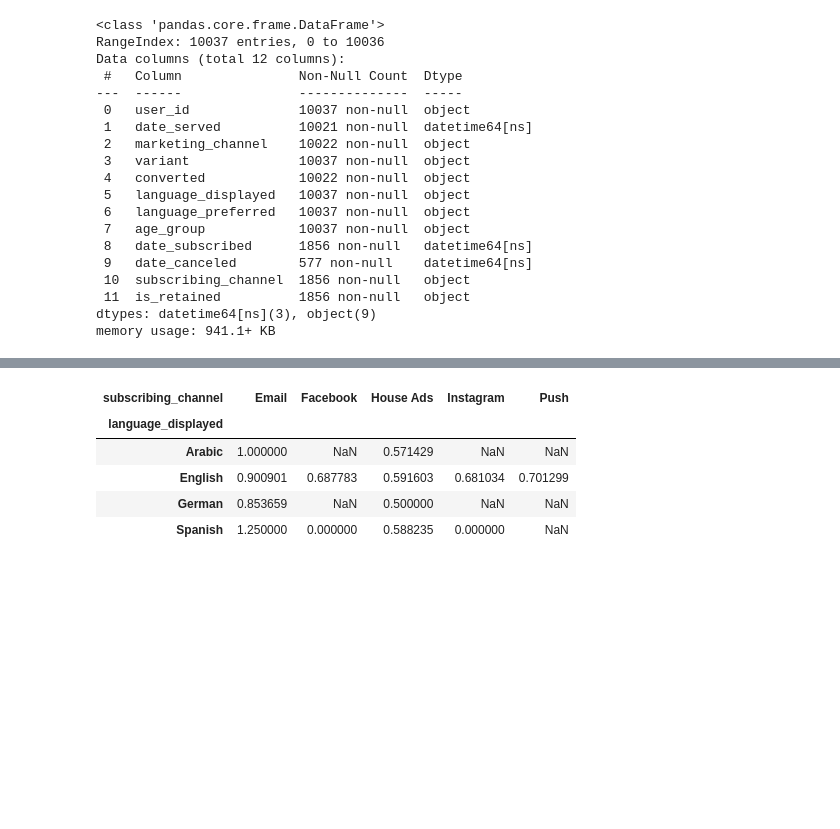
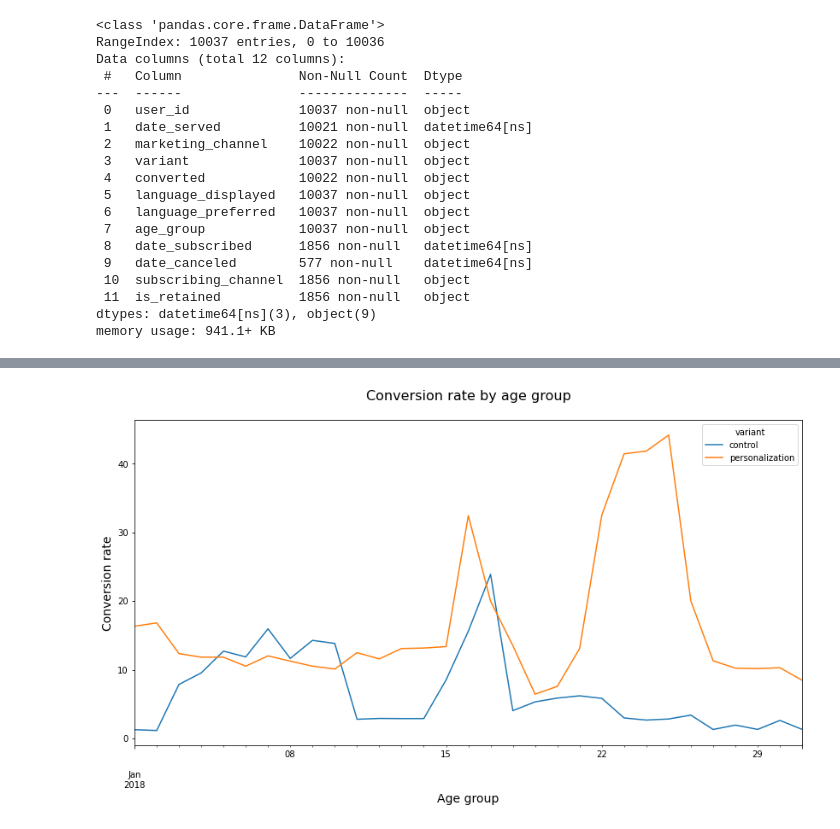
Before and after one commit to iamem1r/marketing_analysis, a Jupyter notebook: Automation.ipynb, the cells around one changed output, grey strips where cells are left out. Drawn from its saved outputs; the diff is of its cells as text; code cells hidden in the pictures; blank space fills up the shorter version.

```diff
--- a/Automation.ipynb
+++ b/Automation.ipynb
@@ -71,3 +87,13 @@ conversion_rate(marketing, ['variant', 'age_group'])
+# %%
+conversion_rate(marketing, ['date_served', 'variant']).plot()
+fig = matplotlib.pyplot.gcf()
+fig.set_size_inches(14, 7)
+plt.title('Conversion rate by age group\n', size = 16)
+plt.ylabel('Conversion rate', size = 14)
+plt.xlabel('Age group', size = 14)
+plt.show()
+# %% [output]
+[figure, added]
 # %%
 def retention_rate(dataframe, column_names):
     """
@@ -87,12 +113,3 @@ def retention_rate(dataframe, column_names):
     retention_rate = retention_rate.unstack(1)
 
     return retention_rate
-# %%
-retention_rate(marketing, ['language_displayed', 'subscribing_channel'])
-# %% [output]
-| subscribing_channel | Email | Facebook | House Ads | Instagram | Push |
-| language_displayed |  |  |  |  |  |
-| Arabic | 1.000000 | NaN | 0.571429 | NaN | NaN |
-| English | 0.900901 | 0.687783 | 0.591603 | 0.681034 | 0.701299 |
-| German | 0.853659 | NaN | 0.500000 | NaN | NaN |
-| Spanish | 1.250000 | 0.000000 | 0.588235 | 0.000000 | NaN |
```
Also changed, not shown: parts of 5 cells of this notebook.
